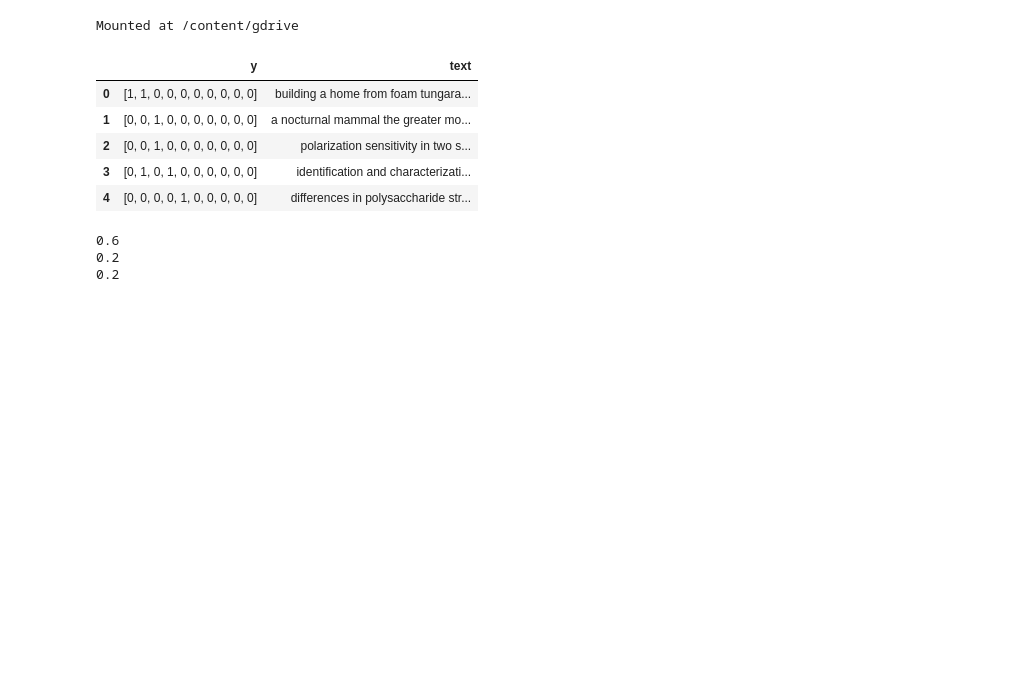
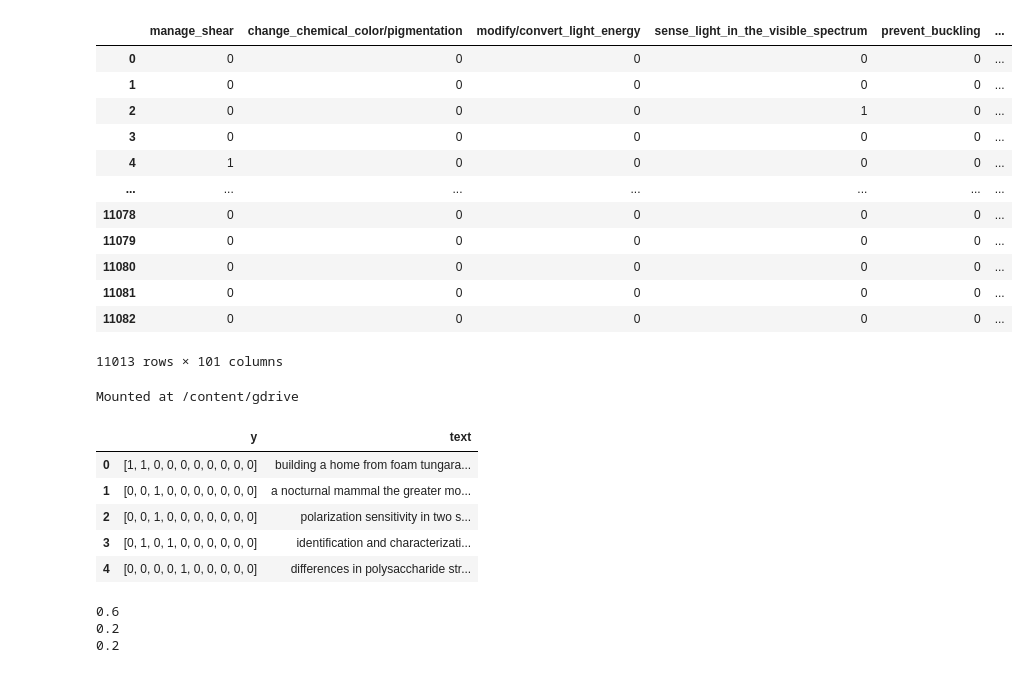
Before and after one commit to nasa-petal/search-engine, a Jupyter notebook: data-exploration-and-cleaning.ipynb, the cells around one changed output. Cells and saved outputs as stored; diff of their text form; code cells hidden in the pictures; blank space fills up the shorter version.

```diff
--- a/data-exploration-and-cleaning.ipynb
+++ b/data-exploration-and-cleaning.ipynb
@@ -293,3 +490,21 @@ KeyError: ignored
+# %%
+df_leaves = df.drop(lvl1_labels + ['y_lvl1'], axis=1)
+df_leaves = df_leaves.rename(columns={"y_leaves": "y"})
+df_leaves
+# %% [output]
+|  | manage_shear | change_chemical_color/pigmentation | modify/convert_light_energy | sense_light_in_the_visible_spectrum | prevent_buckling | ... |
+| 0 | 0 | 0 | 0 | 0 | 0 | ... |
+| 1 | 0 | 0 | 0 | 0 | 0 | ... |
+| 2 | 0 | 0 | 0 | 1 | 0 | ... |
+| 3 | 0 | 0 | 0 | 0 | 0 | ... |
+| 4 | 1 | 0 | 0 | 0 | 0 | ... |
+| ... | ... | ... | ... | ... | ... | ... |
+| 11078 | 0 | 0 | 0 | 0 | 0 | ... |
+| 11079 | 0 | 0 | 0 | 0 | 0 | ... |
+| 11080 | 0 | 0 | 0 | 0 | 0 | ... |
+| 11081 | 0 | 0 | 0 | 0 | 0 | ... |
+| 11082 | 0 | 0 | 0 | 0 | 0 | ... |
+11013 rows × 101 columns
 # %%
 from google.colab import drive
 drive.mount('/content/gdrive')
```
Also changed, not shown: parts of 13 cells of this notebook, 5 other files.
